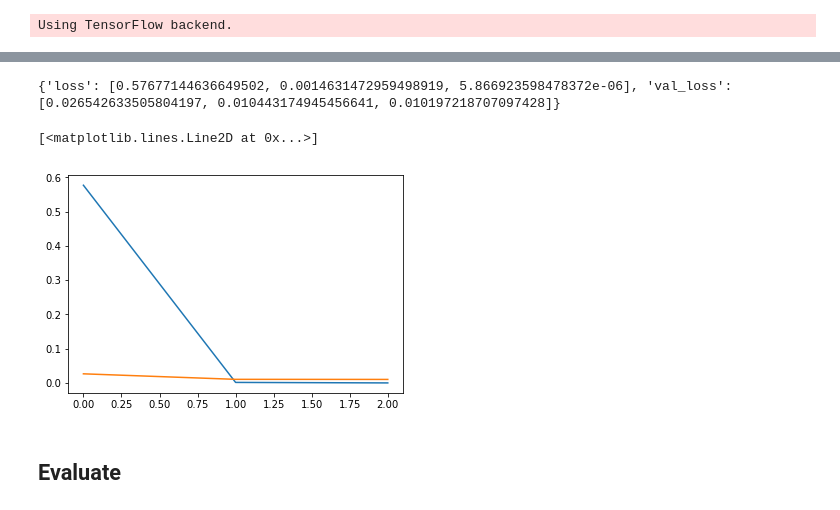
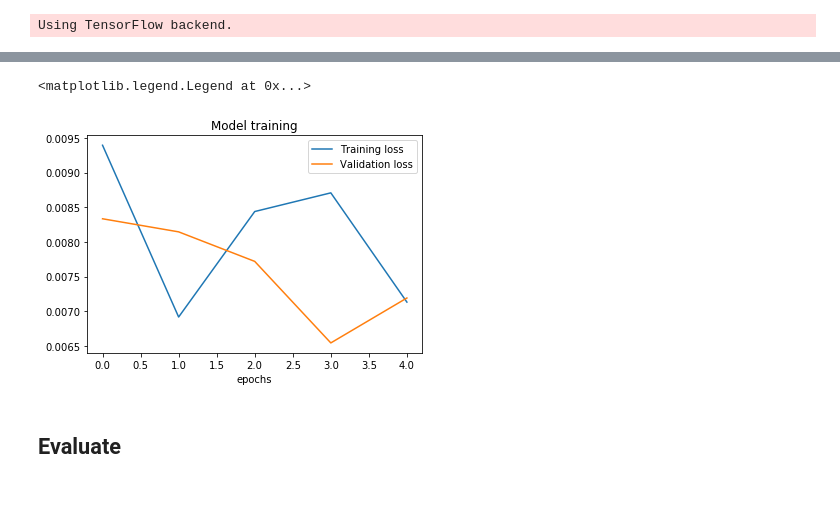
Before and after one commit to bgcarvalho/CarND-Term1-P3, a Jupyter notebook: Notebook.ipynb, the cells around one changed output, grey strips where cells are left out. Drawn from its saved outputs; the diff is of its cells as text; code cells hidden in the pictures.

Commit message:
modelo completo, mas ainda tem que melhorar

```diff
--- a/Notebook.ipynb
+++ b/Notebook.ipynb
@@ -110,35 +125,42 @@ model.add(Cropping2D(cropping=((stripetop, stripebot), (0,0)), input_shape=(ohei
 model.add(Lambda(lambda x: (x / 255.0) - 0.5))
 
 # layer 1 - convolutional
-#model.add(Conv2D(512, (3, 3), activation='relu', input_shape=(X_data.shape[1], X_data.shape[2], X_data.shape[3])))
-model.add(Conv2D(16, (3, 3), activation='relu'))
+model.add(Conv2D(128, (3, 3), activation='relu'))
 model.add(MaxPooling2D())
 
 # layer 2
-#model.add(Conv2D(256, (3, 3), activation='relu'))
+model.add(Conv2D(100, (3, 3), activation='relu'))
+model.add(MaxPooling2D())
 
 # layer 3
-#model.add(Conv2D(128, (3, 3), activation='relu'))
+model.add(Conv2D(80, (3, 3), activation='relu'))
+model.add(MaxPooling2D())
 
 # layer 4
-#model.add(Conv2D(64, (3, 3), activation='relu'))
+model.add(Conv2D(64, (3, 3), activation='relu'))
+model.add(MaxPooling2D())
 
 # layer 5
-#model.add(Conv2D(32, (3, 3), activation='relu'))
+model.add(Conv2D(32, (3, 3), activation='relu'))
+#model.add(MaxPooling2D())
 
-#model.add(Dropout(0.5))
+
 model.add(Flatten())
 
+
 # layer 6
-#model.add(Dense(1))
-#model.add(Dropout(0.5))
+#model.add(Dense(1000))
+model.add(Dense(1000, activation='relu'))
+model.add(Dropout(0.5))
 
 # layer 7
-#model.add(Dense(1000, activation='relu'))
+model.add(Dense(100, activation='relu'))
+model.add(Dropout(0.5))
 
 # layer 8
 #model.add(Dense(100, activation='relu'))
-#model.add(Dense(10, activation='relu'))
+model.add(Dense(10, activation='relu'))
+model.add(Dropout(0.5))
 
 # layer 9
 model.add(Dense(1))
@@ -173,11 +192,12 @@ cb_earlystop = EarlyStopping(min_delta=ee, patience=3, verbose=1)
 model.compile(loss='mse', optimizer='adam')
 
 # train
+# samples_per_epoch=len(train_samples),
 history = model.fit_generator(train_generator,
-                              samples_per_epoch=len(train_samples),
                               validation_data=validation_generator,
-                              nb_val_samples=len(validation_samples),
-                              nb_epoch=3,
+                              validation_steps=len(validation_samples)/32,
+                              steps_per_epoch=len(validation_samples)/32,
+                              epochs=5,
                               verbose=1)
 # save to disk
 model.save('model.h5')
@@ -191,12 +215,15 @@ Epoch 3/3
 # %%
-print(history.history)
+#print(history.history)
 plt.figure()
 plt.plot(history.history['loss'])
 plt.plot(history.history['val_loss'])
+plt.xlabel('epochs')
+plt.ylabel('')
+plt.title('Model training')
+plt.legend(['Training loss', 'Validation loss'])
 # %% [output]
-{'loss': [0.57677144636649502, 0.0014631472959498919, 5.866923598478372e-06], 'val_loss': [0.026542633505804197, 0.010443174945456641, 0.010197218707097428]}
+<matplotlib.legend.Legend at 0x...>
-[<matplotlib.lines.Line2D at 0x...>]
-[figure, old version]
+[figure, new version]
 # %% [markdown]
 ## Evaluate
 # %%
```
Also changed, not shown: parts of 5 cells of this notebook, 1 other file.
